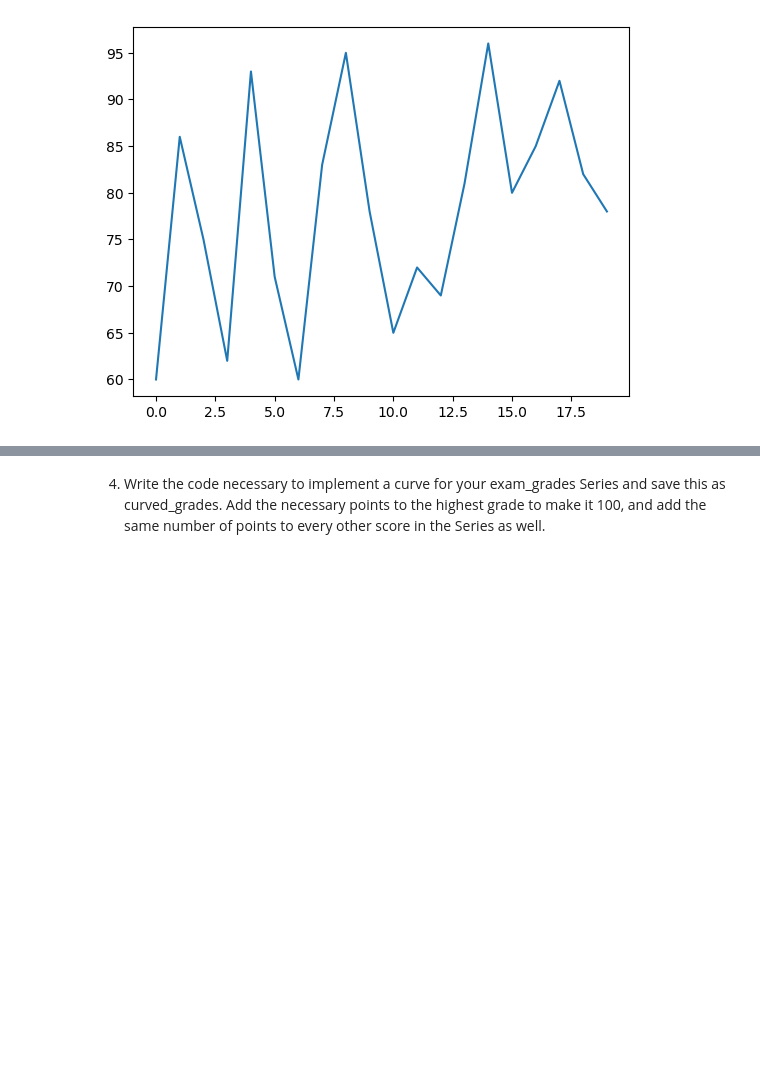
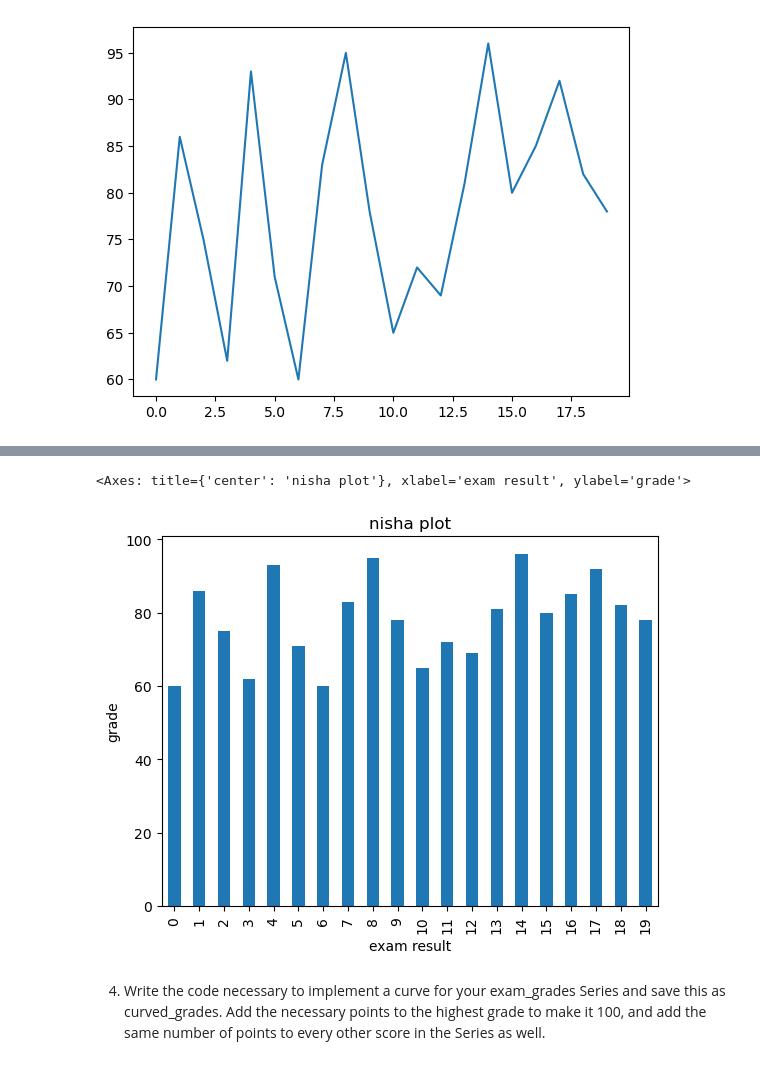
Before and after one commit to NISHAKUNWAR053/numpy-pandas-visualization-exercises, a Jupyter notebook: pandas.series.py.ipynb, the cells around one changed output, grey strips where cells are left out. Saved outputs shown, nothing was run; the diff lists cells and outputs as text; code cells hidden in the pictures; blank space fills up the shorter version.

```diff
--- a/pandas.series.py.ipynb
+++ b/pandas.series.py.ipynb
@@ -620,3 +642,8 @@ result_counts.plot(kind = 'bar', title = 'nisha plot', xlabel = 'exam result', y
+# %%
+result.plot(kind = 'bar', title = 'nisha plot', xlabel = 'exam result', ylabel = 'grade')
+# %% [output]
+<Axes: title={'center': 'nisha plot'}, xlabel='exam result', ylabel='grade'>
+[figure, added]
 # %% [markdown]
 4. Write the code necessary to implement a curve for your exam_grades Series and save this as curved_grades. Add the necessary points to the highest grade to make it 100, and add the same number of points to every other score in the Series as well.
 # %%
```
Also changed, not shown: parts of 19 cells of this notebook.
